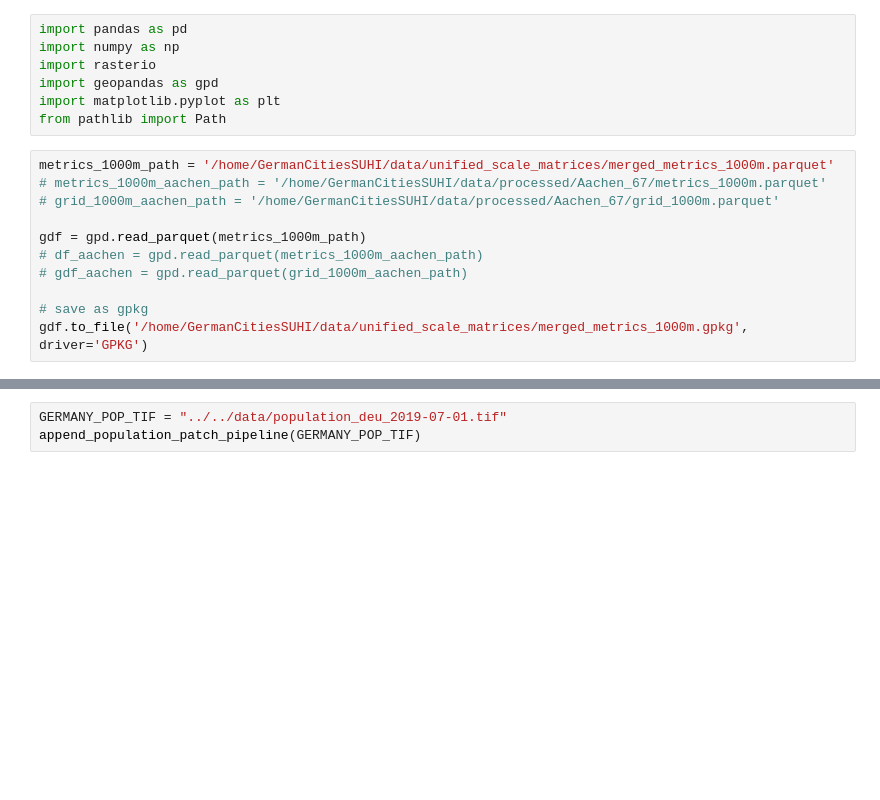
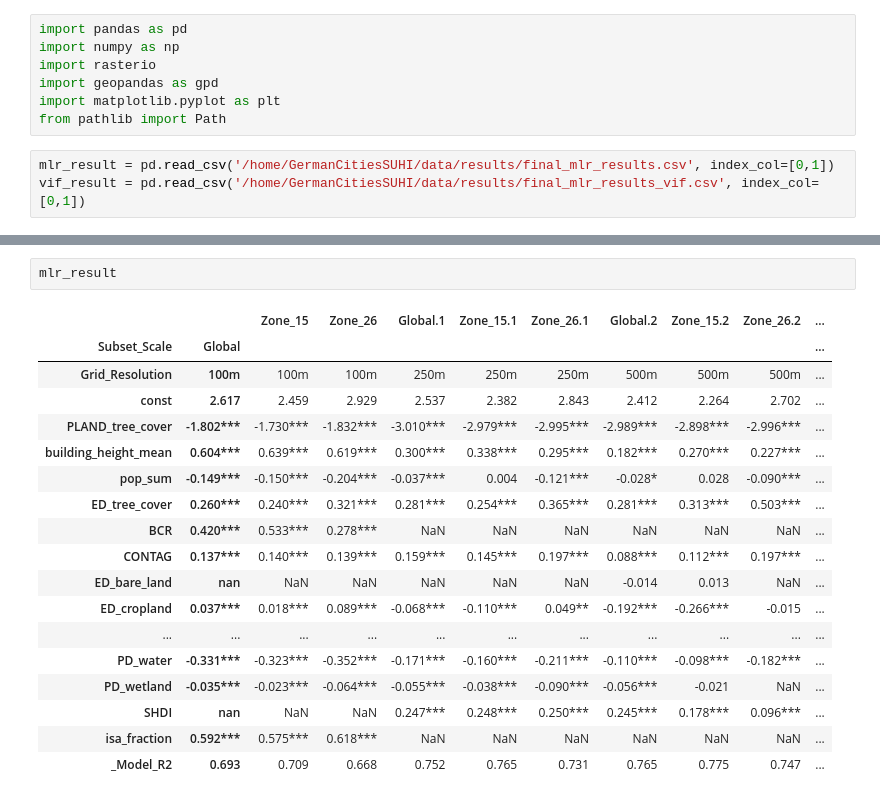
Before and after one commit to KeliWangUP/GermanCitiesSUHI, a Jupyter notebook: codes/notebook/data_inspector.ipynb, the cells around one changed output, grey strips where cells are left out. Drawn from its saved outputs; the diff is of its cells as text; blank space fills up the shorter version.

Commit message:
daily save

```diff
--- a/codes/notebook/data_inspector.ipynb
+++ b/codes/notebook/data_inspector.ipynb
@@ -6,13 +6,5 @@ import geopandas as gpd
 import matplotlib.pyplot as plt
 from pathlib import Path
 # %%
-metrics_1000m_path = '/home/GermanCitiesSUHI/data/unified_scale_matrices/merged_metrics_1000m.parquet'
-# metrics_1000m_aachen_path = '/home/GermanCitiesSUHI/data/processed/Aachen_67/metrics_1000m.parquet'
-# grid_1000m_aachen_path = '/home/GermanCitiesSUHI/data/processed/Aachen_67/grid_1000m.parquet'
-
-gdf = gpd.read_parquet(metrics_1000m_path)
-# df_aachen = gpd.read_parquet(metrics_1000m_aachen_path)
-# gdf_aachen = gpd.read_parquet(grid_1000m_aachen_path)
-
-# save as gpkg
-gdf.to_file('/home/GermanCitiesSUHI/data/unified_scale_matrices/merged_metrics_1000m.gpkg', driver='GPKG')
+mlr_result = pd.read_csv('/home/GermanCitiesSUHI/data/results/final_mlr_results.csv', index_col=[0,1])
+vif_result = pd.read_csv('/home/GermanCitiesSUHI/data/results/final_mlr_results_vif.csv', index_col=[0,1])
@@ -93,3 +11,21 @@ def append_population_patch_pipeline(pop_raster_path: str):
-# %%
-GERMANY_POP_TIF = "../../data/population_deu_2019-07-01.tif"
-append_population_patch_pipeline(GERMANY_POP_TIF)
+# %%
+mlr_result
+# %% [output]
+|  |  | Zone_15 | Zone_26 | Global.1 | Zone_15.1 | Zone_26.1 | Global.2 | Zone_15.2 | Zone_26.2 | ... |
+| Subset_Scale | Global |  |  |  |  |  |  |  |  | ... |
+| Grid_Resolution | 100m | 100m | 100m | 250m | 250m | 250m | 500m | 500m | 500m | ... |
+| const | 2.617 | 2.459 | 2.929 | 2.537 | 2.382 | 2.843 | 2.412 | 2.264 | 2.702 | ... |
+| PLAND_tree_cover | -1.802*** | -1.730*** | -1.832*** | -3.010*** | -2.979*** | -2.995*** | -2.989*** | -2.898*** | -2.996*** | ... |
+| building_height_mean | 0.604*** | 0.639*** | 0.619*** | 0.300*** | 0.338*** | 0.295*** | 0.182*** | 0.270*** | 0.227*** | ... |
+| pop_sum | -0.149*** | -0.150*** | -0.204*** | -0.037*** | 0.004 | -0.121*** | -0.028* | 0.028 | -0.090*** | ... |
+| ED_tree_cover | 0.260*** | 0.240*** | 0.321*** | 0.281*** | 0.254*** | 0.365*** | 0.281*** | 0.313*** | 0.503*** | ... |
+| BCR | 0.420*** | 0.533*** | 0.278*** | NaN | NaN | NaN | NaN | NaN | NaN | ... |
+| CONTAG | 0.137*** | 0.140*** | 0.139*** | 0.159*** | 0.145*** | 0.197*** | 0.088*** | 0.112*** | 0.197*** | ... |
+| ED_bare_land | nan | NaN | NaN | NaN | NaN | NaN | -0.014 | 0.013 | NaN | ... |
+| ED_cropland | 0.037*** | 0.018*** | 0.089*** | -0.068*** | -0.110*** | 0.049** | -0.192*** | -0.266*** | -0.015 | ... |
+| ... | ... | ... | ... | ... | ... | ... | ... | ... | ... | ... |
+| PD_water | -0.331*** | -0.323*** | -0.352*** | -0.171*** | -0.160*** | -0.211*** | -0.110*** | -0.098*** | -0.182*** | ... |
+| PD_wetland | -0.035*** | -0.023*** | -0.064*** | -0.055*** | -0.038*** | -0.090*** | -0.056*** | -0.021 | NaN | ... |
+| SHDI | nan | NaN | NaN | 0.247*** | 0.248*** | 0.250*** | 0.245*** | 0.178*** | 0.096*** | ... |
+| isa_fraction | 0.592*** | 0.575*** | 0.618*** | NaN | NaN | NaN | NaN | NaN | NaN | ... |
+| _Model_R2 | 0.693 | 0.709 | 0.668 | 0.752 | 0.765 | 0.731 | 0.765 | 0.775 | 0.747 | ... |
```
Also changed, not shown: parts of 2 cells of this notebook, 7 other files.
